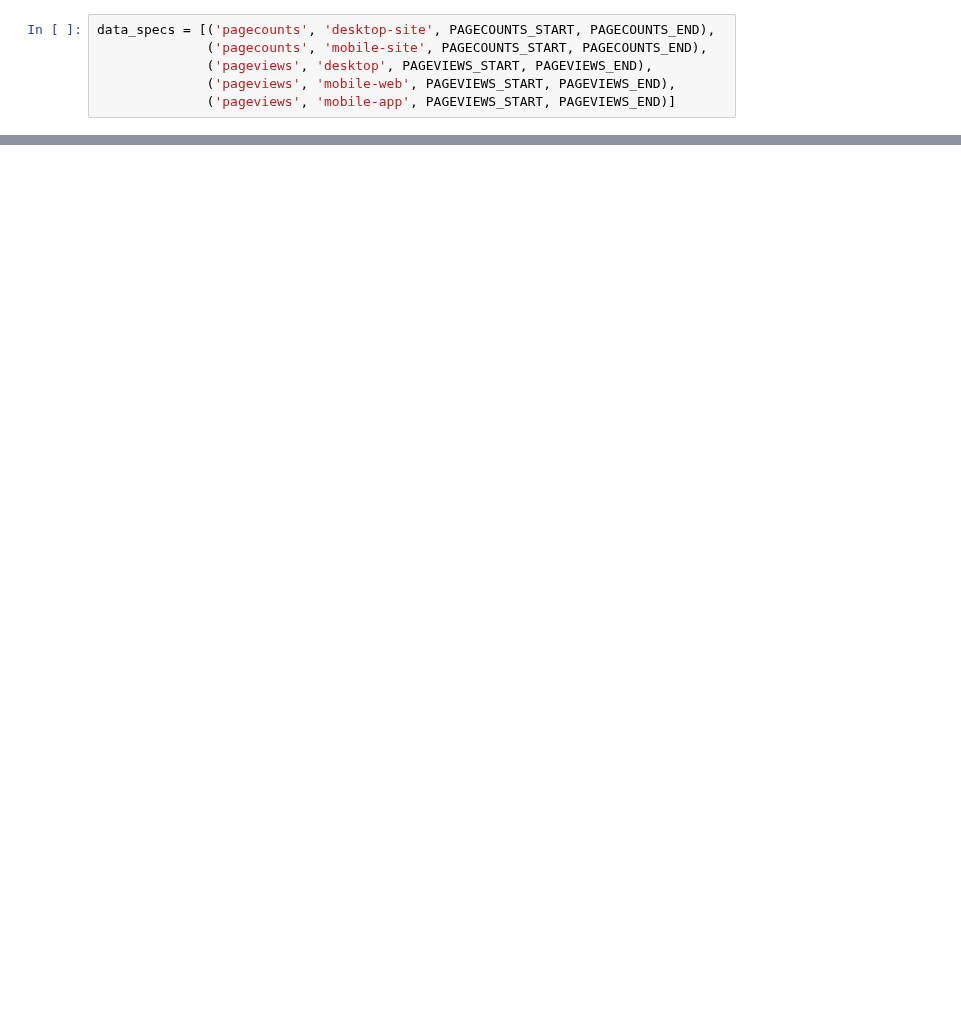
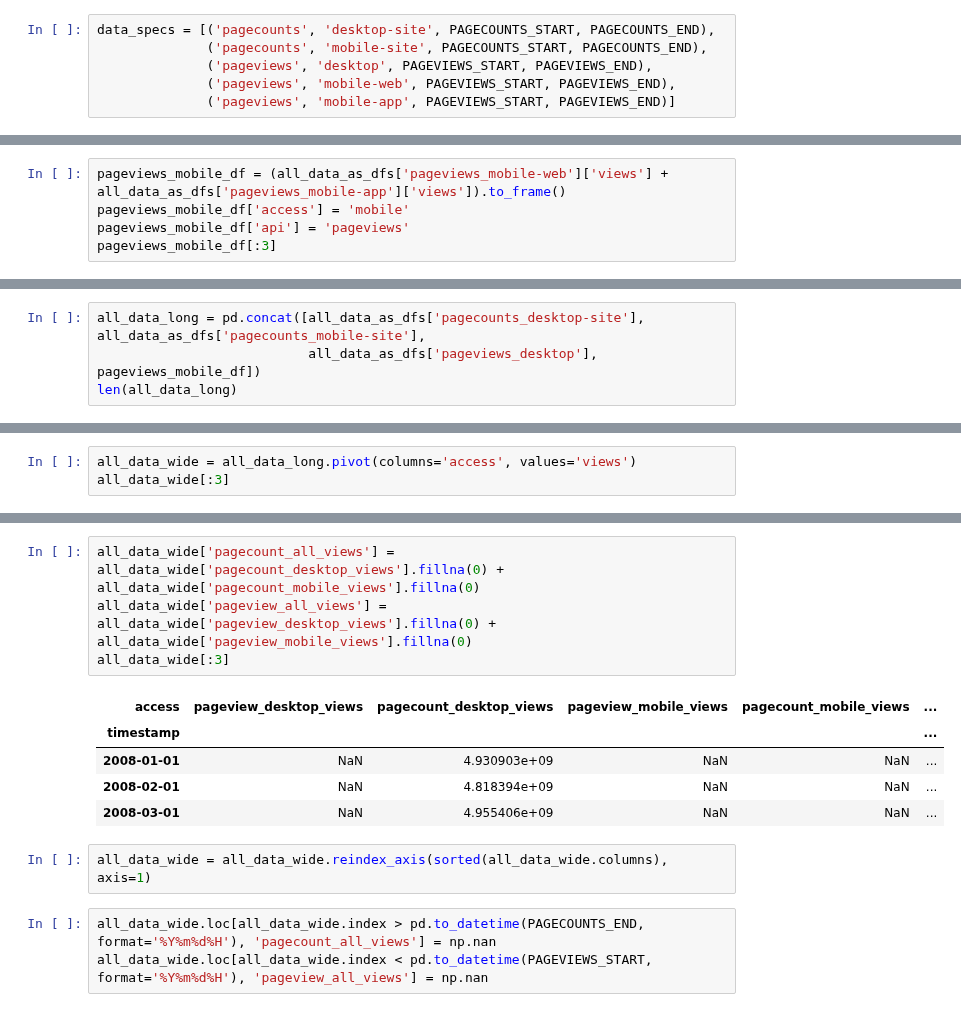
Before and after one commit to aenfield/Data512, a Jupyter notebook: a1_datacuration/EnfieldAndrew-A1.ipynb, the cells around one changed output, grey strips where cells are left out. Saved outputs shown, nothing was run; the diff lists cells and outputs as text; blank space fills up the shorter version.

```diff
--- a/a1_datacuration/EnfieldAndrew-A1.ipynb
+++ b/a1_datacuration/EnfieldAndrew-A1.ipynb
@@ -315,0 +159,5 @@ j
+# %%
+pageviews_mobile_df = (all_data_as_dfs['pageviews_mobile-web']['views'] + all_data_as_dfs['pageviews_mobile-app']['views']).to_frame()
+pageviews_mobile_df['access'] = 'mobile'
+pageviews_mobile_df['api'] = 'pageviews'
+pageviews_mobile_df[:3]
@@ -315,0 +170,4 @@ j
+# %%
+all_data_long = pd.concat([all_data_as_dfs['pagecounts_desktop-site'], all_data_as_dfs['pagecounts_mobile-site'],
+                           all_data_as_dfs['pageviews_desktop'], pageviews_mobile_df])
+len(all_data_long)
@@ -315,0 +198,3 @@ j
+# %%
+all_data_wide = all_data_long.pivot(columns='access', values='views')
+all_data_wide[:3]
@@ -315,0 +228,15 @@ j
+# %%
+all_data_wide['pagecount_all_views'] = all_data_wide['pagecount_desktop_views'].fillna(0) + all_data_wide['pagecount_mobile_views'].fillna(0)
+all_data_wide['pageview_all_views'] = all_data_wide['pageview_desktop_views'].fillna(0) + all_data_wide['pageview_mobile_views'].fillna(0)
+all_data_wide[:3]
+# %% [output]
+| access | pageview_desktop_views | pagecount_desktop_views | pageview_mobile_views | pagecount_mobile_views | ... |
+| timestamp |  |  |  |  | ... |
+| 2008-01-01 | NaN | 4.930903e+09 | NaN | NaN | ... |
+| 2008-02-01 | NaN | 4.818394e+09 | NaN | NaN | ... |
+| 2008-03-01 | NaN | 4.955406e+09 | NaN | NaN | ... |
+# %%
+all_data_wide = all_data_wide.reindex_axis(sorted(all_data_wide.columns), axis=1)
+# %%
+all_data_wide.loc[all_data_wide.index > pd.to_datetime(PAGECOUNTS_END, format='%Y%m%d%H'), 'pagecount_all_views'] = np.nan
+all_data_wide.loc[all_data_wide.index < pd.to_datetime(PAGEVIEWS_START, format='%Y%m%d%H'), 'pageview_all_views'] = np.nan
```
Also changed, not shown: parts of 39 cells of this notebook, 2 other files.
